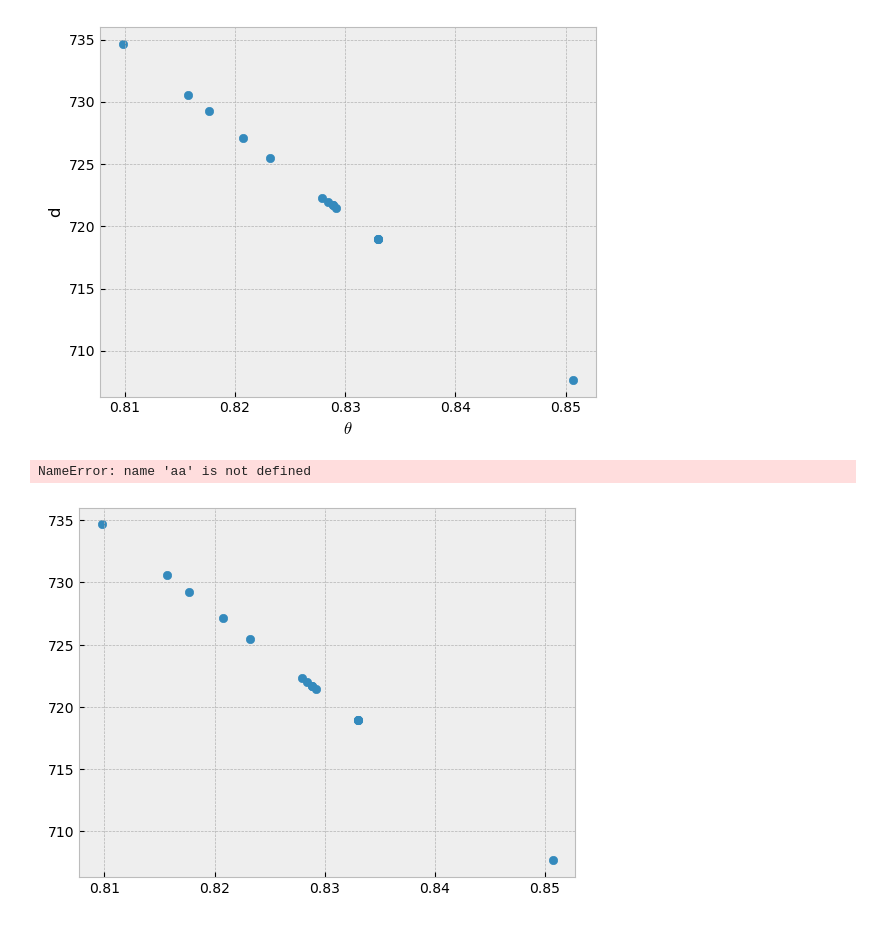
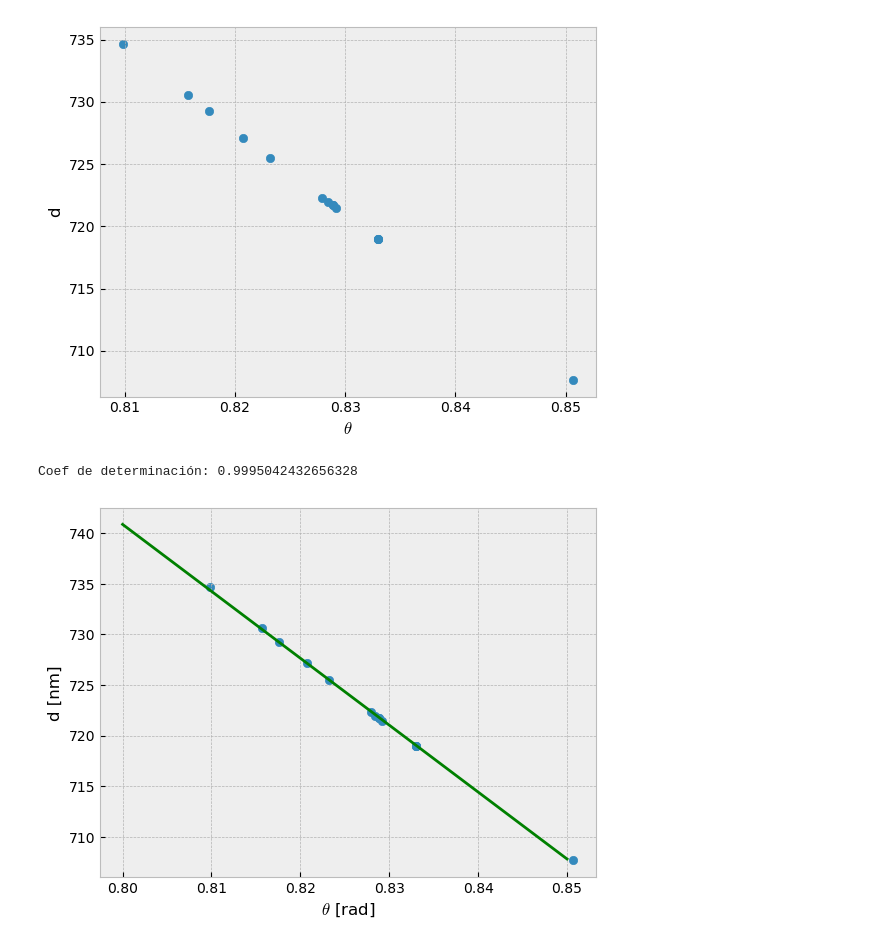
Before and after one commit to GabochejaHB/Semestre-6, a Jupyter notebook: DVD.ipynb, the cells around one changed output. Saved outputs shown, nothing was run; the diff lists cells and outputs as text; code cells hidden in the pictures.

```diff
--- a/DVD.ipynb
+++ b/DVD.ipynb
@@ -64,19 +64,19 @@ Text(0.5, 0, '$\\theta$')
 [figure]
 # %%
 ajuste_recta_v = curve_fit(recta, angulos_v, d_v)[0]
-aa = np.linspace(0.8,)
+aa = np.linspace(0.8,0.85,10**3)
 def graf_V(A=1,B=1):
     plt.scatter(angulos_v, d_v)
-    plt.plot(aa, recta(aa, A,B), color="red")
+    plt.plot(aa, recta(aa, A,B), color="green")
     plt.xlabel(r"$\theta$ [rad]")
     plt.ylabel(r"d [nm]")
     plt.grid(True)
     res_v = d_v - recta(angulos_v, ajuste_recta_v[0], ajuste_recta_v[1])
     st_v = np.sum((d_v - np.mean(d_v))**2)
     sr_v = np.sum(res_v**2)
     r2_v = (st_v - sr_v)/st_v
-    print(r2_v)
+    print("Coef de determinación:",r2_v)
 graf_V(ajuste_recta_v[0], ajuste_recta_v[1])
 # %% [output]
-NameError: name 'aa' is not defined
+Coef de determinación: 0.9995042432656328
-[figure, old version]
+[figure, new version]
```
Also changed, not shown: parts of 2 cells of this notebook, 7 other files.
